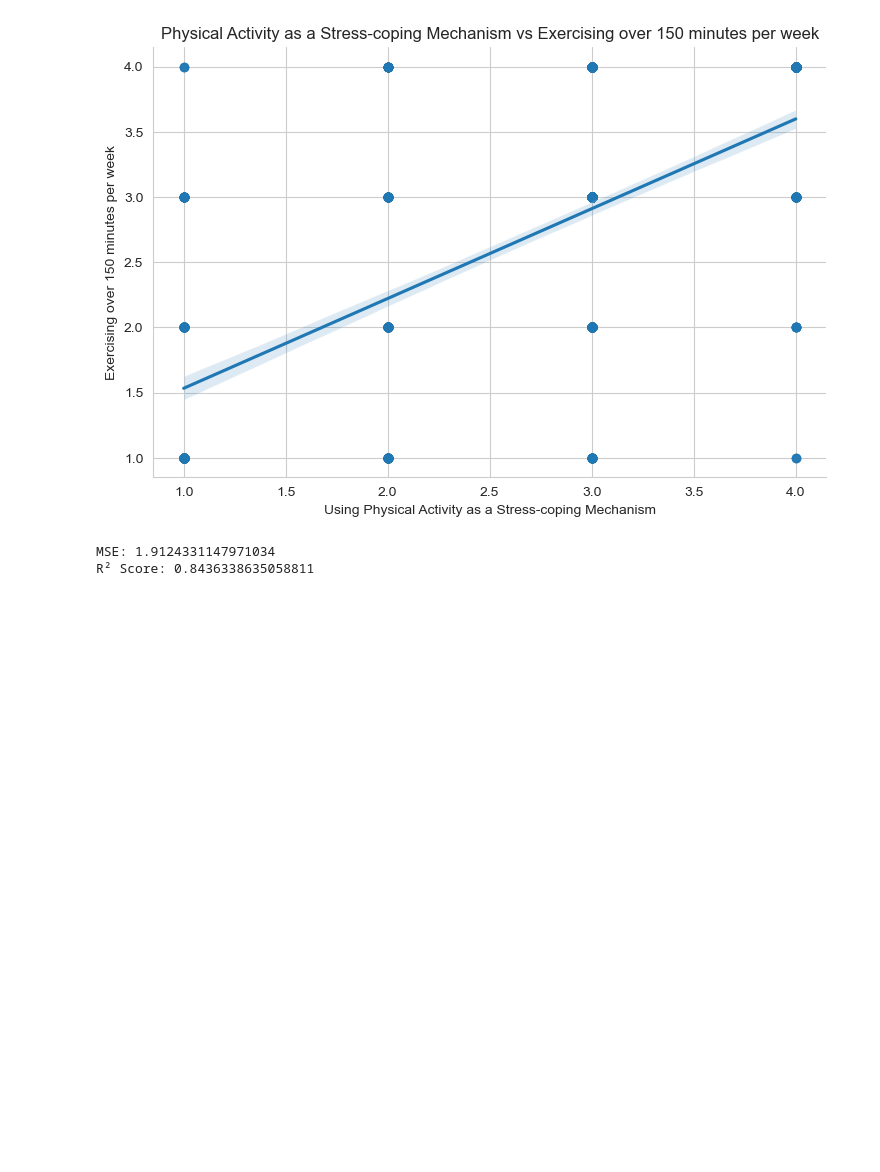
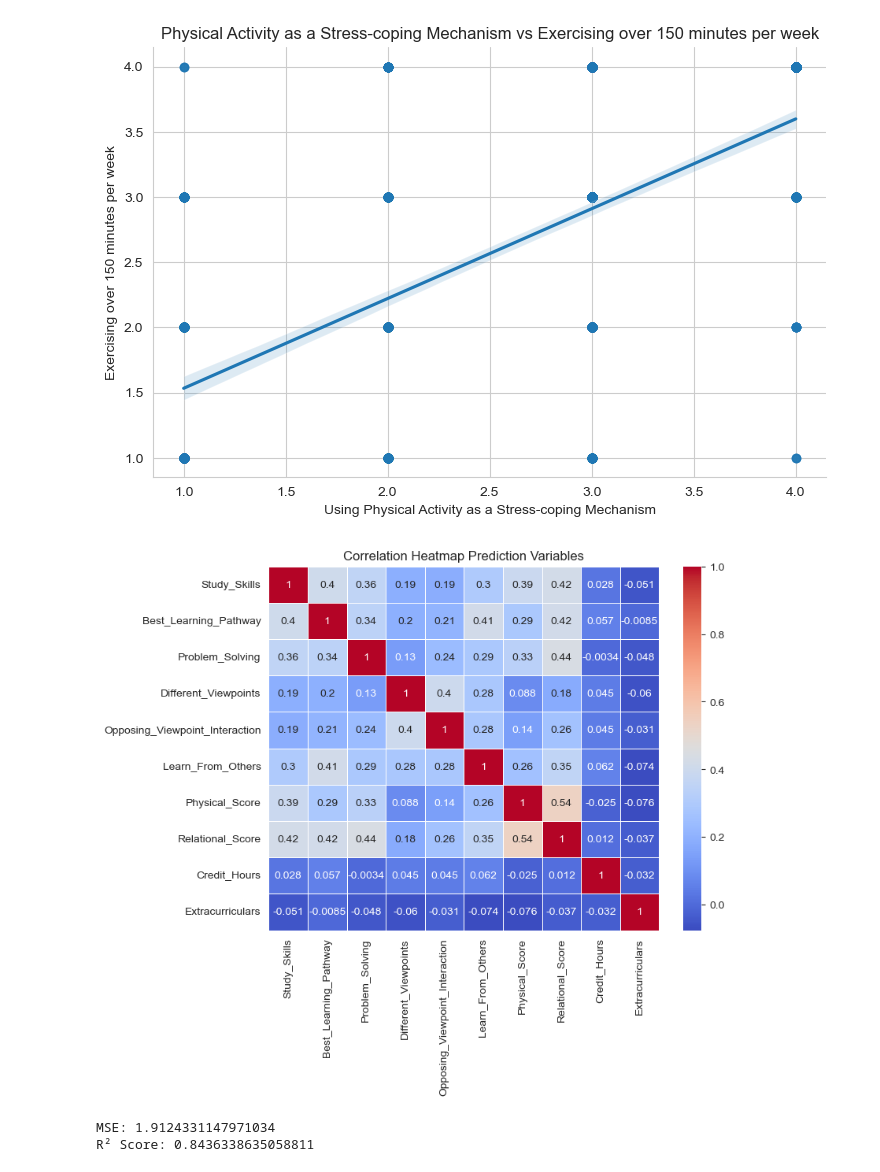
Before and after one commit to Matthew-Wolz/Physical-Health-Research, a Jupyter notebook: Notebook/Physical Health Research.ipynb, the cells around one changed output. Drawn from its saved outputs; the diff is of its cells as text; code cells hidden in the pictures; blank space fills up the shorter version.

```diff
--- a/Notebook/Physical Health Research.ipynb
+++ b/Notebook/Physical Health Research.ipynb
@@ -183,4 +175,17 @@ y = data["Intellectual_Score"] # Attempting to predict Intellectual Score (this
 
 X = X.fillna(X.mean())
 y = y.fillna(y.mean())
+# %%
+# Examing correlation between our prediction variables
+
+corr = data[["Study_Skills", "Best_Learning_Pathway", "Problem_Solving",
+    "Different_Viewpoints", "Opposing_Viewpoint_Interaction", "Learn_From_Others",
+    "Physical_Score", "Relational_Score", "Credit_Hours", "Extracurriculars"]].corr()
+
+plt.figure(figsize = (8, 6))
+sns.heatmap(corr, annot = True, cmap = "coolwarm", linewidths = 0.5)
+plt.title("Correlation Heatmap Prediction Variables")
+plt.show()
+# %% [output]
+[figure, added]
 # %%
```
Also changed, not shown: parts of 8 cells of this notebook.
